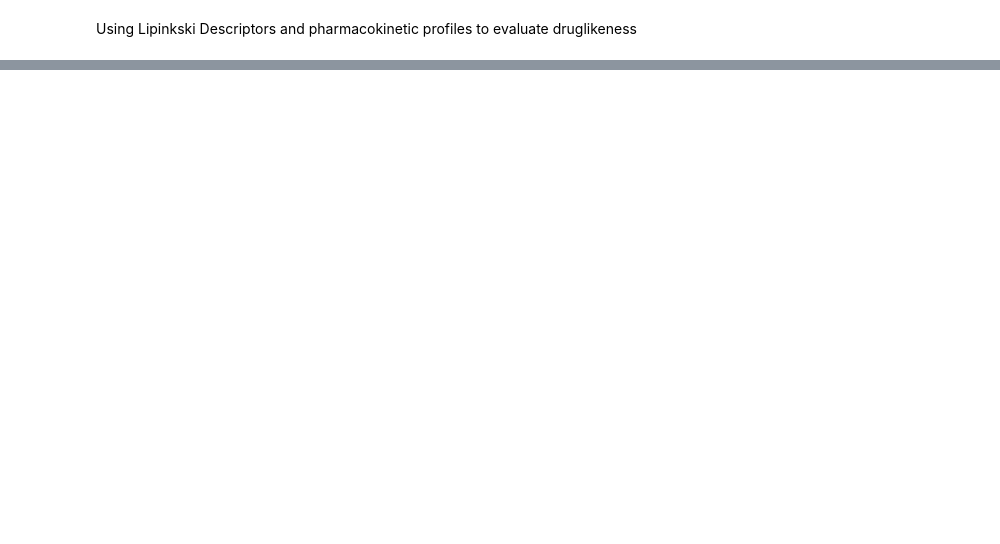
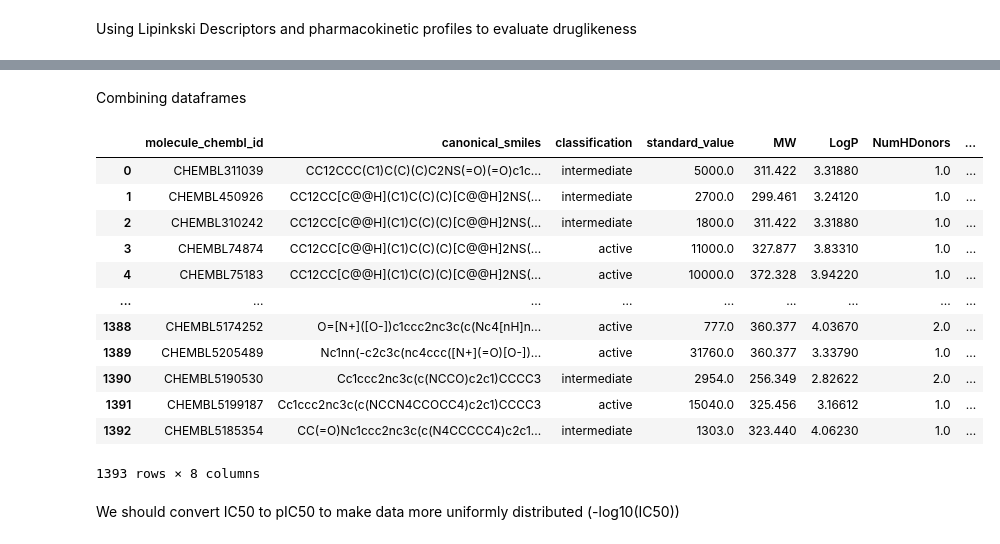
Before and after one commit to orrabadia/Bioactivity-Data-Project, a Jupyter notebook: ML_Part1_BioactivityDataProcessing.ipynb, the cells around one changed output, grey strips where cells are left out. Cells and saved outputs as stored; diff of their text form; code cells hidden in the pictures; blank space fills up the shorter version.

```diff
--- a/ML_Part1_BioactivityDataProcessing.ipynb
+++ b/ML_Part1_BioactivityDataProcessing.ipynb
@@ -265,2 +253,43 @@ preprocessed_df #check if successful
 # %% [markdown]
 Using Lipinkski Descriptors and pharmacokinetic profiles to evaluate druglikeness
+# %%
+from rdkit import Chem
+from rdkit.Chem import Descriptors, Lipinski
+# Switching to rdkit environment
+
+# Function inspired by https://codeocean.com/explore/capsules?query=tag:data-curation
+
+def lipinskiCalc(csmiles, verbose=False):
+
+    molecular_data = []
+    for el in csmiles:
+        mol = Chem.MolFromSmiles(el)
+        molecular_data.append(mol)
+
+    baseData = np.arange(1,1)
+    i = 0
+    for mol in molecular_data:
+
+        desc_MolWt = Descriptors.MolWt(mol)
+        desc_MolLogP = Descriptors.MolLogP(mol)
+        desc_NumHDonors = Lipinski.NumHDonors(mol)
+        desc_NumHAcceptors = Lipinski.NumHAcceptors(mol)
+
+        row = np.array([desc_MolWt,
+                        desc_MolLogP,
+                        desc_NumHDonors,
+                        desc_NumHAcceptors])
+
+        if(i == 0):
+            baseData = row
+        else:
+            baseData = np.vstack([baseData, row])
+        i += 1
+
+    columnNames=["MW","LogP","NumHDonors","NumHAcceptors"]
+    descriptors = pd.DataFrame(data=baseData,columns=columnNames)
+
+    return descriptors
+# %%
+LipDF = lipinskiCalc(preprocessed_df.canonical_smiles)
+LipDF
@@ -266,0 +310,21 @@ Using Lipinkski Descriptors and pharmacokinetic profiles to evaluate druglikenes
+# %% [markdown]
+Combining dataframes
+# %%
+df_combined = pd.concat([preprocessed_df, LipDF], axis=1)
+df_combined
+# %% [output]
+|  | molecule_chembl_id | canonical_smiles | classification | standard_value | MW | LogP | NumHDonors | ... |
+| 0 | CHEMBL311039 | CC12CCC(C1)C(C)(C)C2NS(=O)(=O)c1c... | intermediate | 5000.0 | 311.422 | 3.31880 | 1.0 | ... |
+| 1 | CHEMBL450926 | CC12CC[C@@H](C1)C(C)(C)[C@@H]2NS(... | intermediate | 2700.0 | 299.461 | 3.24120 | 1.0 | ... |
+| 2 | CHEMBL310242 | CC12CC[C@@H](C1)C(C)(C)[C@@H]2NS(... | intermediate | 1800.0 | 311.422 | 3.31880 | 1.0 | ... |
+| 3 | CHEMBL74874 | CC12CC[C@@H](C1)C(C)(C)[C@@H]2NS(... | active | 11000.0 | 327.877 | 3.83310 | 1.0 | ... |
+| 4 | CHEMBL75183 | CC12CC[C@@H](C1)C(C)(C)[C@@H]2NS(... | active | 10000.0 | 372.328 | 3.94220 | 1.0 | ... |
+| ... | ... | ... | ... | ... | ... | ... | ... | ... |
+| 1388 | CHEMBL5174252 | O=[N+]([O-])c1ccc2nc3c(c(Nc4[nH]n... | active | 777.0 | 360.377 | 4.03670 | 2.0 | ... |
+| 1389 | CHEMBL5205489 | Nc1nn(-c2c3c(nc4ccc([N+](=O)[O-])... | active | 31760.0 | 360.377 | 3.33790 | 1.0 | ... |
+| 1390 | CHEMBL5190530 | Cc1ccc2nc3c(c(NCCO)c2c1)CCCC3 | intermediate | 2954.0 | 256.349 | 2.82622 | 2.0 | ... |
+| 1391 | CHEMBL5199187 | Cc1ccc2nc3c(c(NCCN4CCOCC4)c2c1)CCCC3 | active | 15040.0 | 325.456 | 3.16612 | 1.0 | ... |
+| 1392 | CHEMBL5185354 | CC(=O)Nc1ccc2nc3c(c(N4CCCCC4)c2c1... | intermediate | 1303.0 | 323.440 | 4.06230 | 1.0 | ... |
+1393 rows × 8 columns
+# %% [markdown]
+We should convert IC50 to pIC50 to make data more uniformly distributed (-log10(IC50))
```
Also changed, not shown: parts of 8 cells of this notebook.
